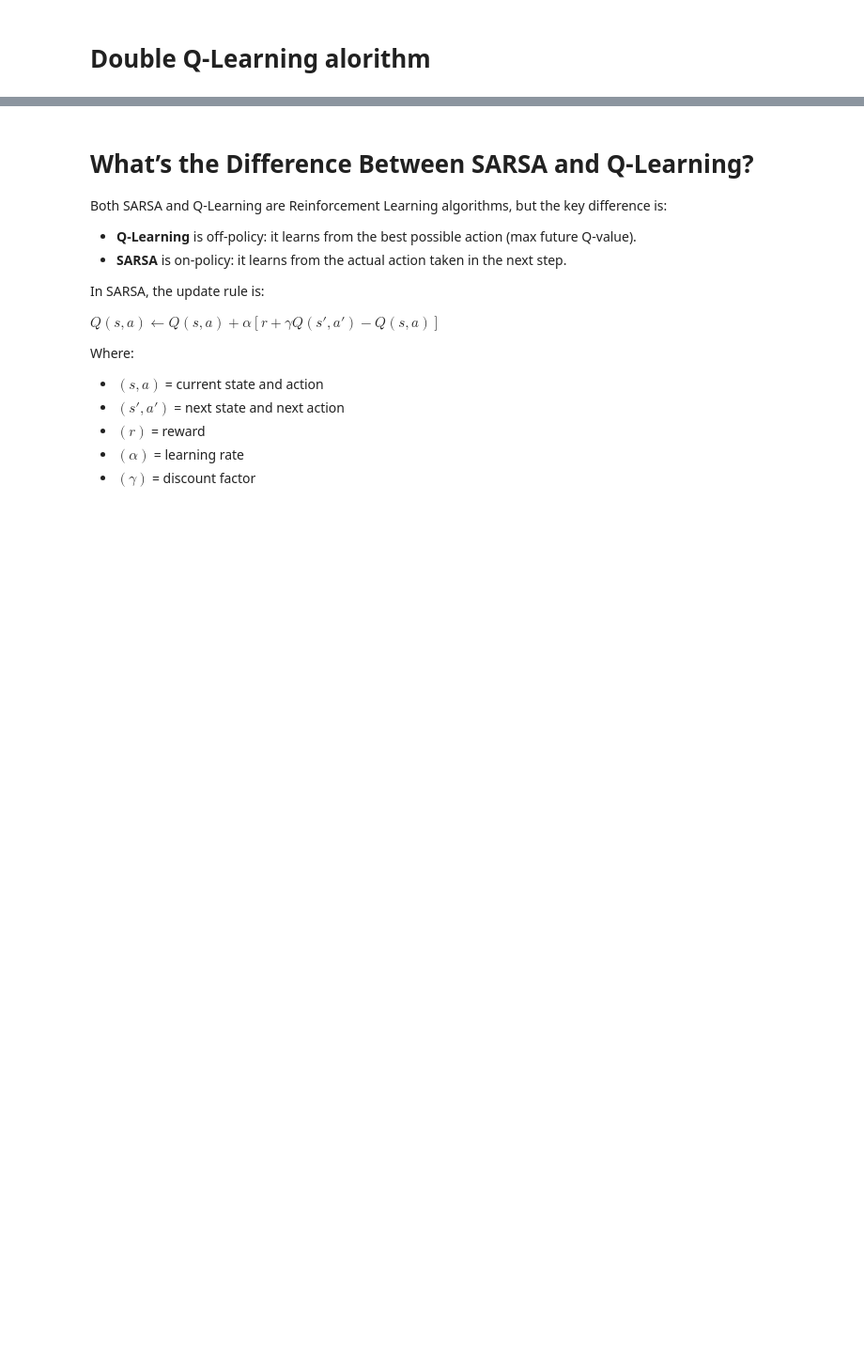
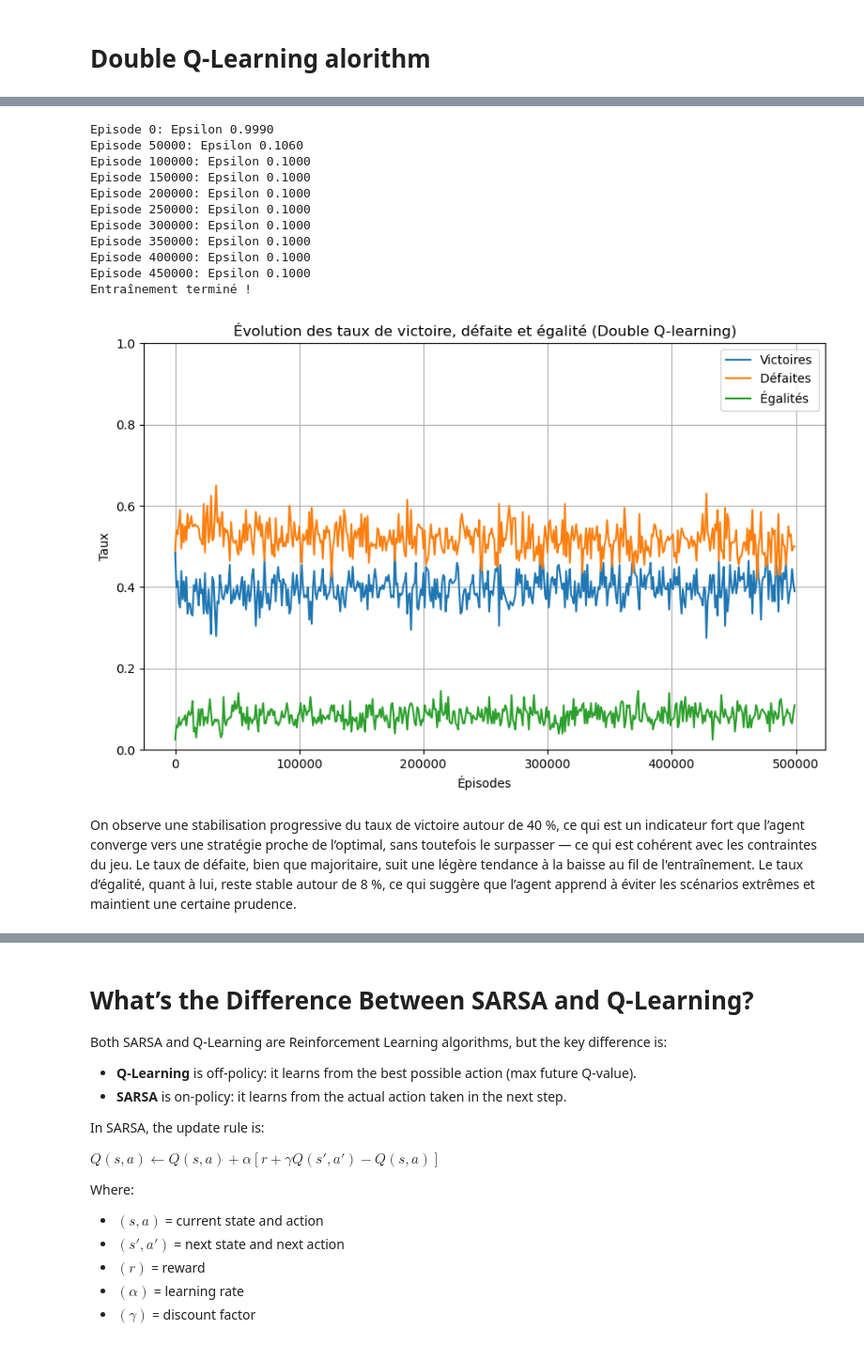
Before and after one commit to samarelayed/Reinforcement_Learning_Blackjack, a Jupyter notebook: Reinforcement_Learning_Blackjack.ipynb, the cells around one changed output, grey strips where cells are left out. Shown: that part at 94% size. Saved outputs shown, nothing was run; the diff lists cells and outputs as text; code cells hidden in the pictures; blank space fills up the shorter version.

Commit message:
testing double-q

```diff
--- a/Reinforcement_Learning_Blackjack.ipynb
+++ b/Reinforcement_Learning_Blackjack.ipynb
@@ -653,6 +686,10 @@ episodes = 500_000
 Q1 = {}
 Q2 = {}
 
+win_rates = []
+loss_rates = []
+draw_rates = []
+eval_episodes = 200
 
 for episode in range(episodes):
     state, _ = env.reset()
@@ -671,33 +708,84 @@ for episode in range(episodes):
 
         action = boltzmann_action_selection(state, Q1, Q2, temperature)
 
 
         next_state, reward, done, truncated, _ = env.step(action)
         reward = modified_reward(state, action, reward)
 
 
         #get_double_Q(Q1, next_state)
         #get_double_Q(Q2, next_state)
 
 
         if random.uniform(0, 1) < 0.5:
             best_next_action = np.argmax(get_double_Q(Q1, next_state))
             Q1[state][action] = alpha * (reward + gamma * get_double_Q(Q2, next_state, best_next_action)) +(1-alpha)*get_double_Q(Q1, state, action)
         else:
             best_next_action = np.argmax(get_double_Q(Q2, next_state))
             Q2[state][action] = alpha * (reward + gamma * get_double_Q(Q1, next_state, best_next_action)) +(1-alpha)*get_double_Q(Q2, state, action)
 
 
         state = next_state
 
 
     epsilon = max(epsilon_min, epsilon * epsilon_decay)
 
+    if episode % 1000 == 0:
+        wins, losses, draws = 0, 0, 0
+        for _ in range(eval_episodes):
+            state, _ = env.reset()
+            done = False
+            while not done:
+                action = np.argmax(get_double_Q(Q1, state) + get_double_Q(Q2, state))
+                next_state, reward, done, _, _ = env.step(action)
+                state = next_state
+            if reward > 0:
+                wins += 1
+            elif reward < 0:
+                losses += 1
+            else:
+                draws += 1
+
+        total = wins + losses + draws
+        win_rates.append(wins / total)
+        loss_rates.append(losses / total)
+        draw_rates.append(draws / total)
+
 
     if episode % 50_000 == 0:
         print(f"Episode {episode}: Epsilon {epsilon:.4f}")
 
 print("Entraînement terminé !")
+
+x = np.arange(len(win_rates)) * 1000
+
+plt.figure(figsize=(10,6))
+plt.plot(x, win_rates, label="Victoires")
+plt.plot(x, loss_rates, label="Défaites ")
+plt.plot(x, draw_rates, label="Égalités ")
+
+plt.xlabel("Épisodes")
+plt.ylabel("Taux")
+plt.title("Évolution des taux de victoire, défaite et égalité (Double Q-learning)")
+plt.legend()
+plt.grid(True)
+plt.ylim(0, 1)
+plt.show()
+# %% [output]
+Episode 0: Epsilon 0.9990
+Episode 50000: Epsilon 0.1060
+Episode 100000: Epsilon 0.1000
+Episode 150000: Epsilon 0.1000
+Episode 200000: Epsilon 0.1000
+Episode 250000: Epsilon 0.1000
+Episode 300000: Epsilon 0.1000
+Episode 350000: Epsilon 0.1000
+Episode 400000: Epsilon 0.1000
+Episode 450000: Epsilon 0.1000
+Entraînement terminé !
+[figure, added]
+# %% [markdown]
+On observe une stabilisation progressive du taux de victoire autour de 40 %, ce qui est un indicateur fort que l’agent converge vers une stratégie proche de l’optimal, sans toutefois le surpasser — ce qui est cohérent avec les contraintes du jeu. Le taux de défaite, bien que majoritaire, suit une légère tendance à la baisse au fil de l'entraînement. Le taux d’égalité, quant à lui, reste stable autour de 8 %, ce qui suggère que l’agent apprend à éviter les scénarios extrêmes et maintient une certaine prudence.
 # %%
 
 wins, losses, draws = 0, 0, 0
```
Also changed, not shown: parts of 21 cells of this notebook.
